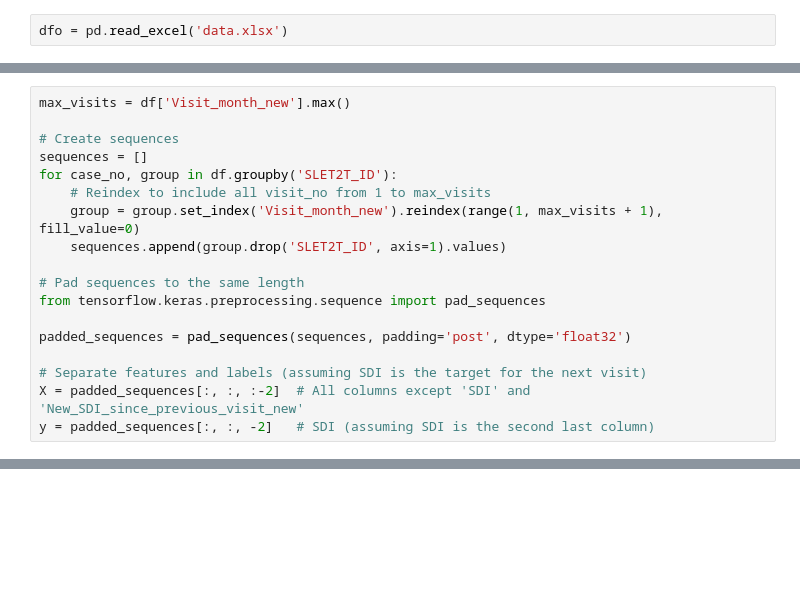
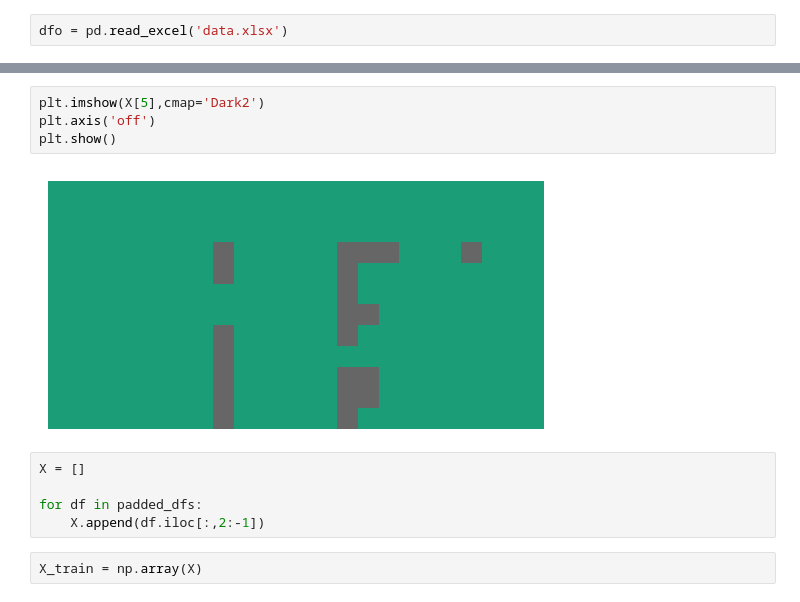
Before and after one commit to isevr/SDI, a Jupyter notebook: sdi.ipynb, the cells around one changed output, grey strips where cells are left out. Cells and saved outputs as stored; diff of their text form; blank space fills up the shorter version.

```diff
--- a/sdi.ipynb
+++ b/sdi.ipynb
@@ -48,18 +30,0 @@ df[df.SLET2T_ID == 'CRE11066']
-# %%
-max_visits = df['Visit_month_new'].max()
-
-# Create sequences
-sequences = []
-for case_no, group in df.groupby('SLET2T_ID'):
-    # Reindex to include all visit_no from 1 to max_visits
-    group = group.set_index('Visit_month_new').reindex(range(1, max_visits + 1), fill_value=0)
-    sequences.append(group.drop('SLET2T_ID', axis=1).values)
-
-# Pad sequences to the same length
-from tensorflow.keras.preprocessing.sequence import pad_sequences
-
-padded_sequences = pad_sequences(sequences, padding='post', dtype='float32')
-
-# Separate features and labels (assuming SDI is the target for the next visit)
-X = padded_sequences[:, :, :-2]  # All columns except 'SDI' and 'New_SDI_since_previous_visit_new'
-y = padded_sequences[:, :, -2]   # SDI (assuming SDI is the second last column)
@@ -127,0 +92,13 @@ Epoch 20/20
+# %%
+plt.imshow(X[5],cmap='Dark2')
+plt.axis('off')
+plt.show()
+# %% [output]
+[figure, added]
+# %%
+X = []
+
+for df in padded_dfs:
+    X.append(df.iloc[:,2:-1])
+# %%
+X_train = np.array(X)
```
Also changed, not shown: parts of 16 cells of this notebook.
